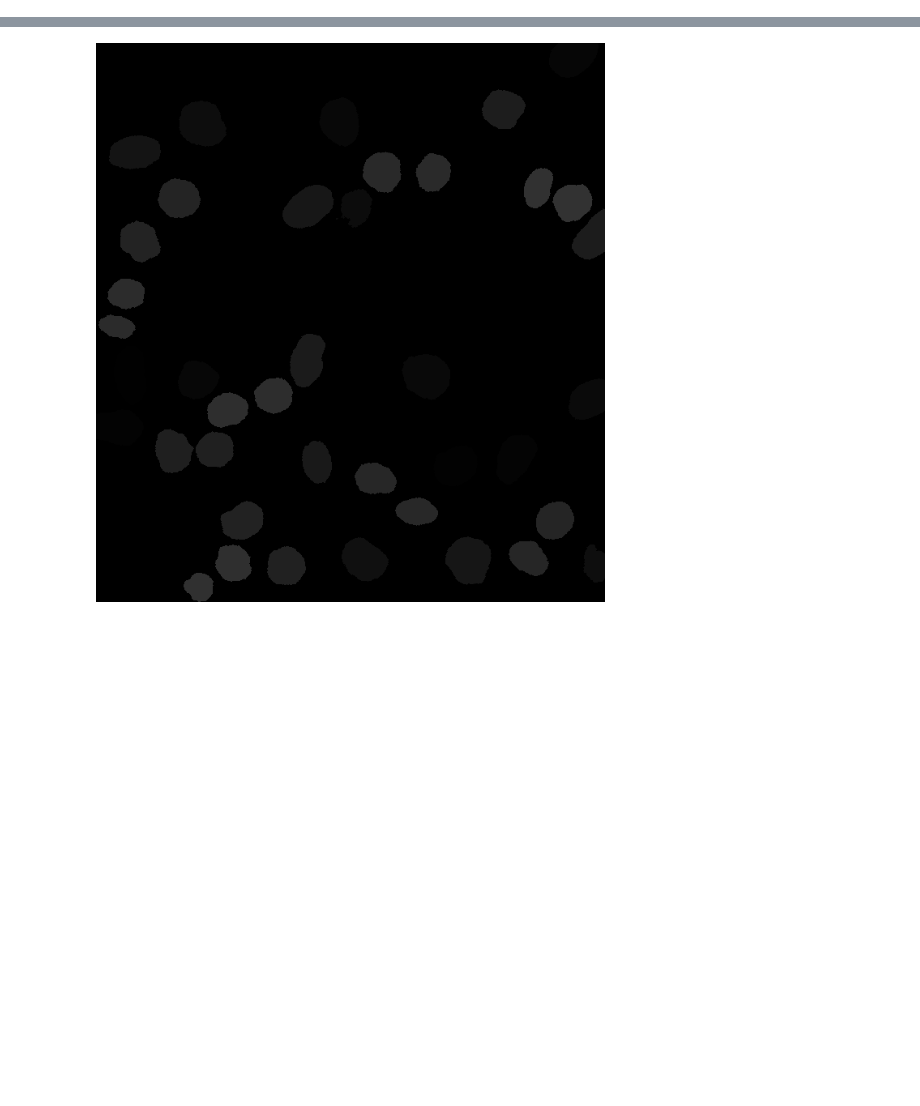
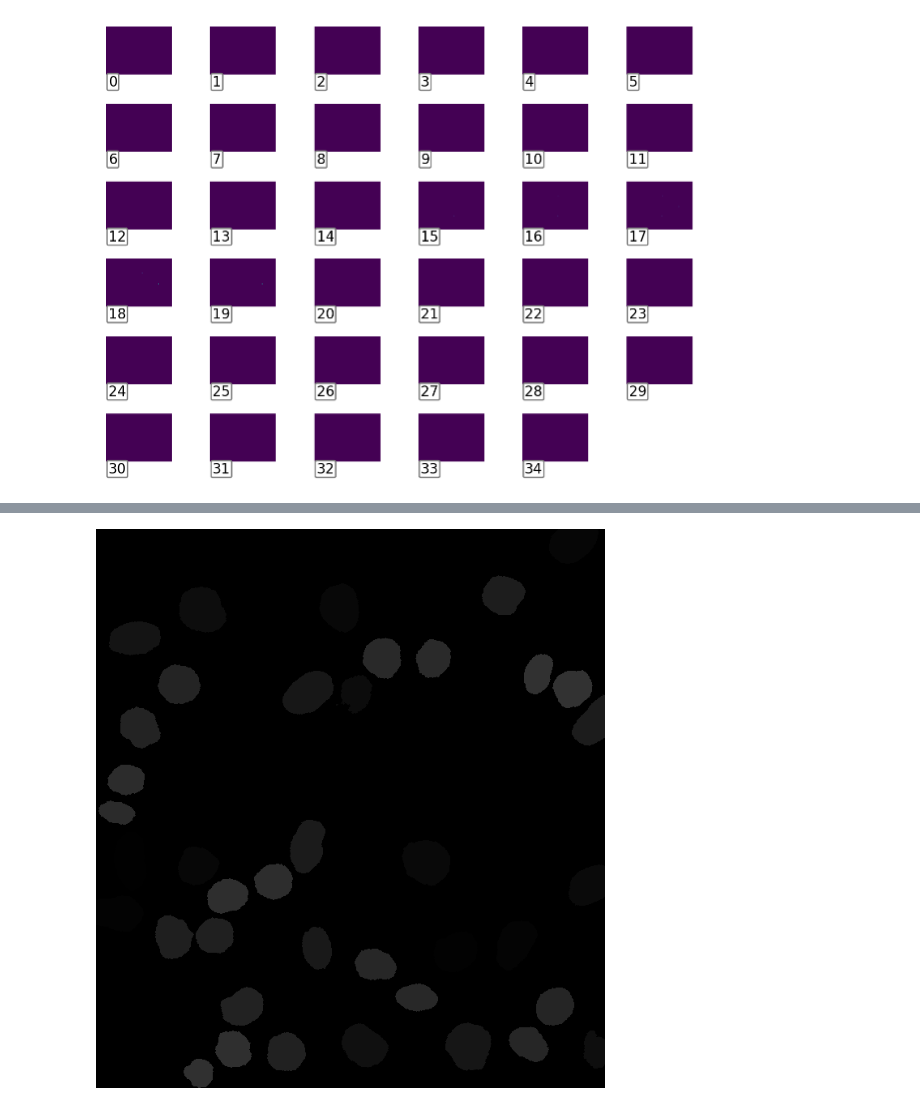
Before and after one commit to LspongebobJH/cell-tracker-gnn, a Jupyter notebook: notebooks/check_images.ipynb, the cells around one changed output, grey strips where cells are left out. Saved outputs shown, nothing was run; the diff lists cells and outputs as text; code cells hidden in the pictures; blank space fills up the shorter version.

```diff
--- a/notebooks/check_images.ipynb
+++ b/notebooks/check_images.ipynb
@@ -21,0 +39,4 @@ Image.fromarray(np.array(a) * 10).show()
+# %%
+dire = "/home/ubuntu/cell-tracker-gnn/data/CTC/Training/Fluo-N3DH-CE/01_GT/TRA/"
+path = dire + "man_track000.tif"
+s = mtif.read_stack(path, units='um')
@@ -21,0 +47,4 @@ Image.fromarray(np.array(a) * 10).show()
+# %%
+mtif.plot_pages(s)
+# %% [output]
+[figure, added]
```
Also changed, not shown: parts of 17 cells of this notebook, 6 other files.
